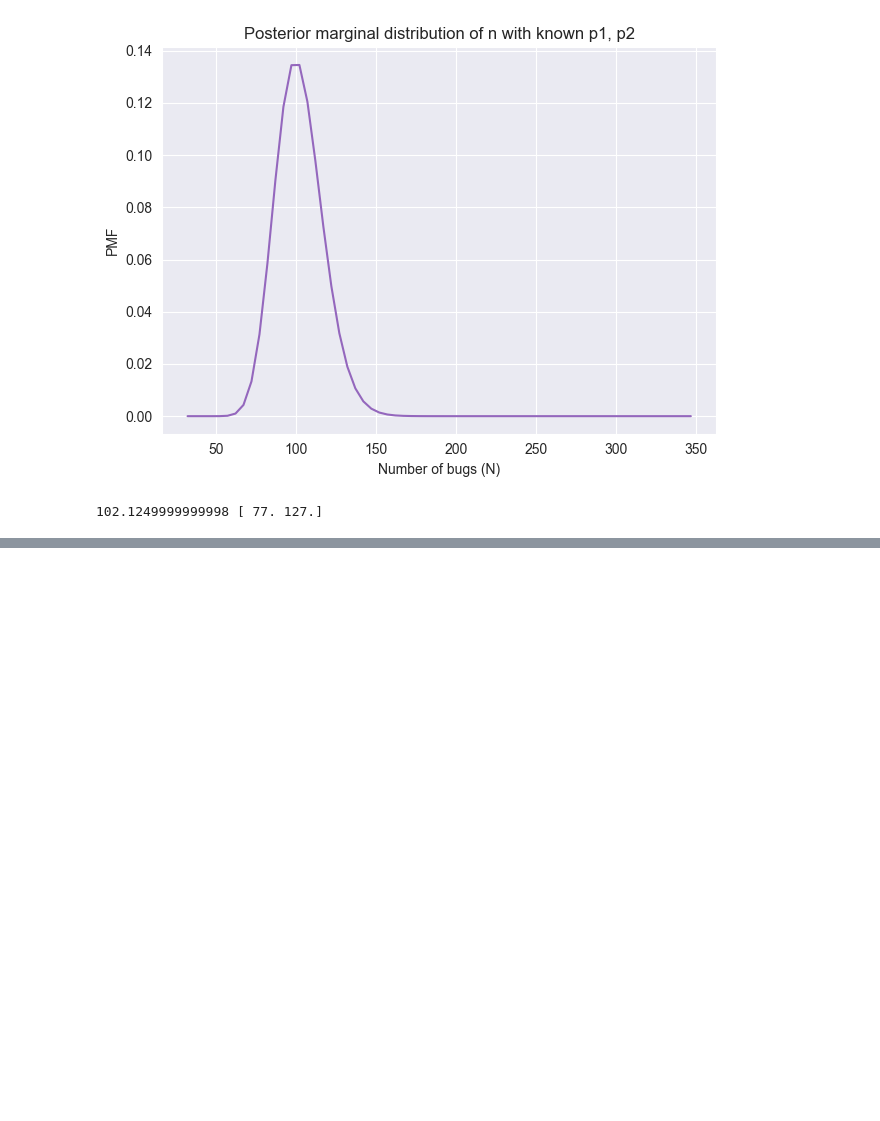
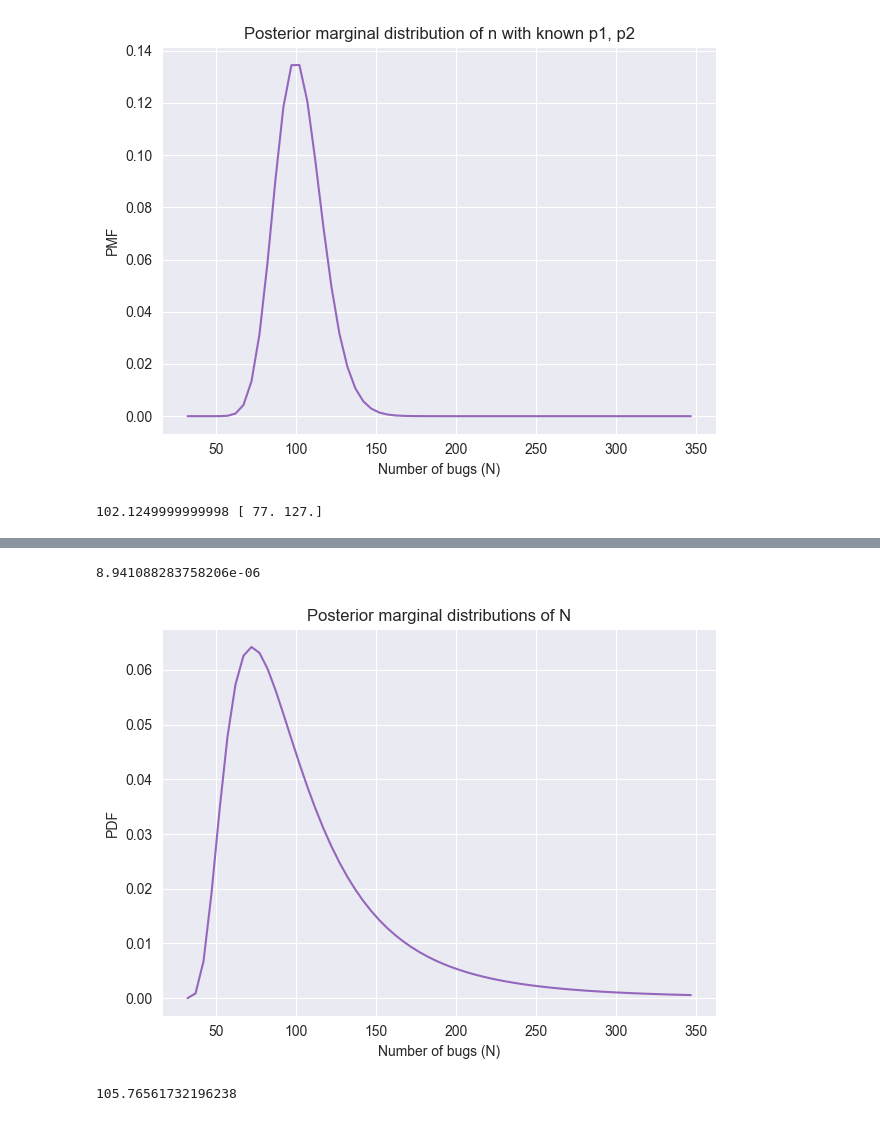
Before and after one commit to Xupeiyi/think-bayes, a Jupyter notebook: chapter15.ipynb, the cells around one changed output, grey strips where cells are left out. Drawn from its saved outputs; the diff is of its cells as text; code cells hidden in the pictures; blank space fills up the shorter version.

```diff
--- a/chapter15.ipynb
+++ b/chapter15.ipynb
@@ -280,0 +308,3 @@ print(
+# %%
+joint3 = make_joint(prior_p1, joint2_pmf)
+joint3.head()
@@ -280,0 +320,3 @@ print(
+# %%
+joint3_pmf = Pmf(joint3.stack())
+joint3_pmf.head(3)
@@ -280,0 +329,29 @@ print(
+# %%
+likelihood = joint3_pmf.copy()
+observed = data.sum()
+x = data.copy()
+
+for N, p0, p1 in joint3_pmf.index:
+    x[0] = N - observed
+    y = compute_probs(p0, p1)
+    likelihood[N, p0, p1] = multinomial.pmf(x, N, y)
+# %%
+posterior_pmf = joint3_pmf * likelihood
+posterior_pmf.normalize()
+# %% [output]
+8.941088283758206e-06
+# %%
+posterior_N = posterior_pmf.marginal(0)
+posterior_N.plot(color='C4')
+
+decorate(
+    xlabel='Number of bugs (N)',
+    ylabel='PDF',
+    title='Posterior marginal distributions of N'
+)
+# %% [output]
+[figure, added]
+# %%
+posterior_N.mean()
+# %% [output]
+105.76561732196238
```
Also changed, not shown: parts of 9 cells of this notebook.
